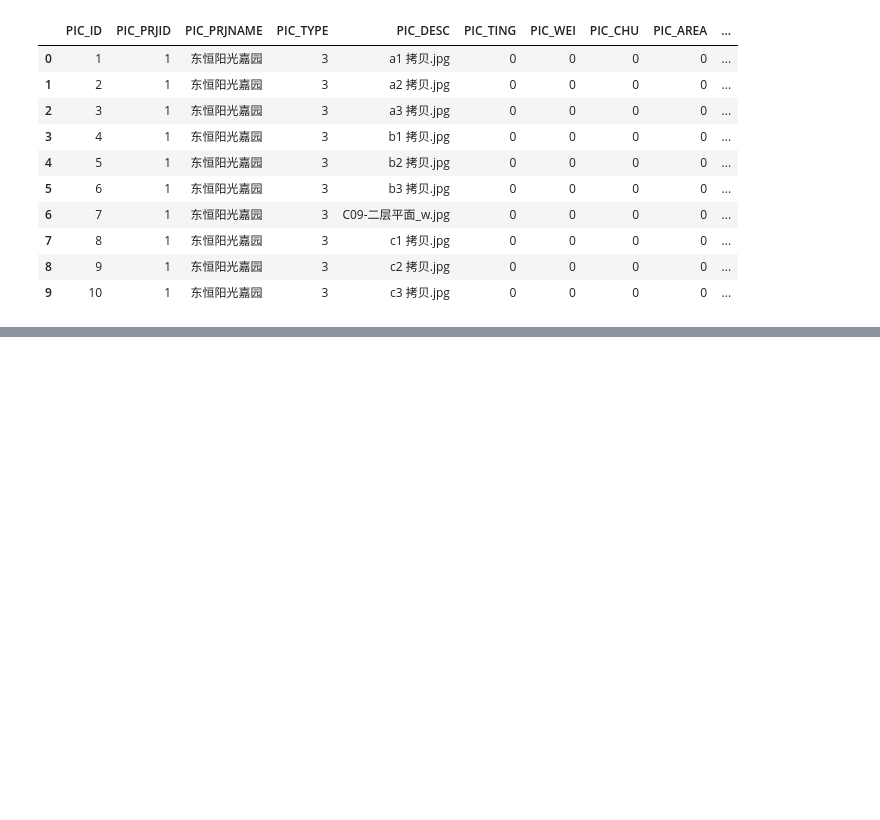
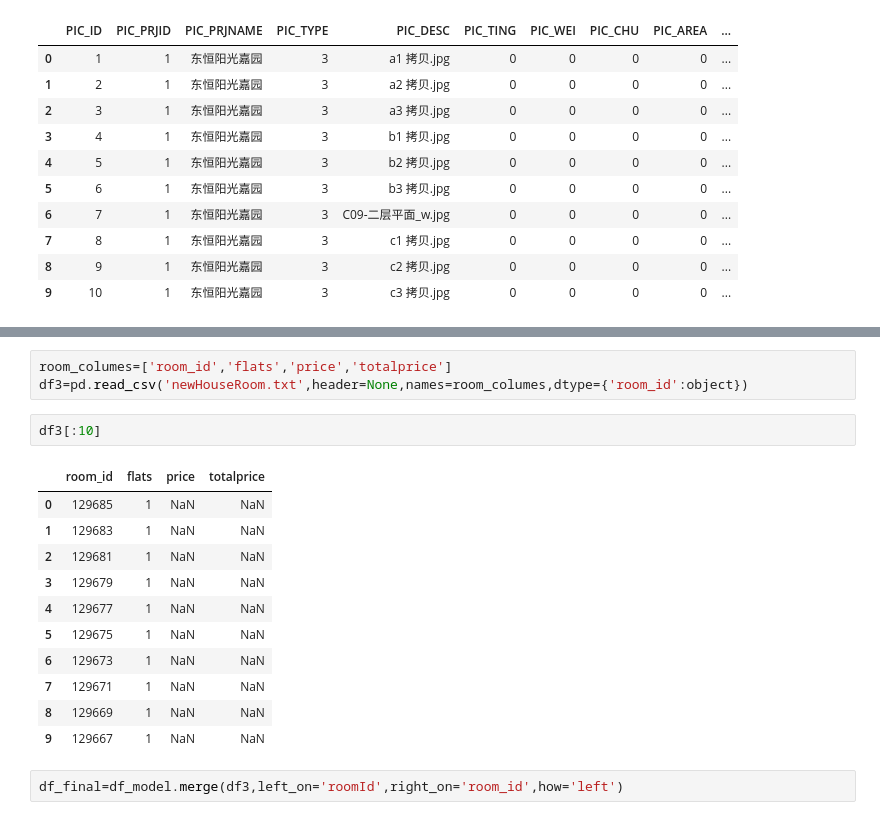
Before and after one commit to flybetter/handson_demo, a Jupyter notebook: data_analysis/data_365company_new_data.ipynb, the cells around one changed output, grey strips where cells are left out. Drawn from its saved outputs; the diff is of its cells as text; blank space fills up the shorter version.

```diff
--- a/data_analysis/data_365company_new_data.ipynb
+++ b/data_analysis/data_365company_new_data.ipynb
@@ -135,0 +111,19 @@ df.merge(df2,left_on='modelId',right_on='PIC_ID',how='left')
+# %%
+room_columes=['room_id','flats','price','totalprice']
+df3=pd.read_csv('newHouseRoom.txt',header=None,names=room_columes,dtype={'room_id':object})
+# %%
+df3[:10]
+# %% [output]
+|  | room_id | flats | price | totalprice |
+| 0 | 129685 | 1 | NaN | NaN |
+| 1 | 129683 | 1 | NaN | NaN |
+| 2 | 129681 | 1 | NaN | NaN |
+| 3 | 129679 | 1 | NaN | NaN |
+| 4 | 129677 | 1 | NaN | NaN |
+| 5 | 129675 | 1 | NaN | NaN |
+| 6 | 129673 | 1 | NaN | NaN |
+| 7 | 129671 | 1 | NaN | NaN |
+| 8 | 129669 | 1 | NaN | NaN |
+| 9 | 129667 | 1 | NaN | NaN |
+# %%
+df_final=df_model.merge(df3,left_on='roomId',right_on='room_id',how='left')
```
Also changed, not shown: parts of 5 cells of this notebook.
